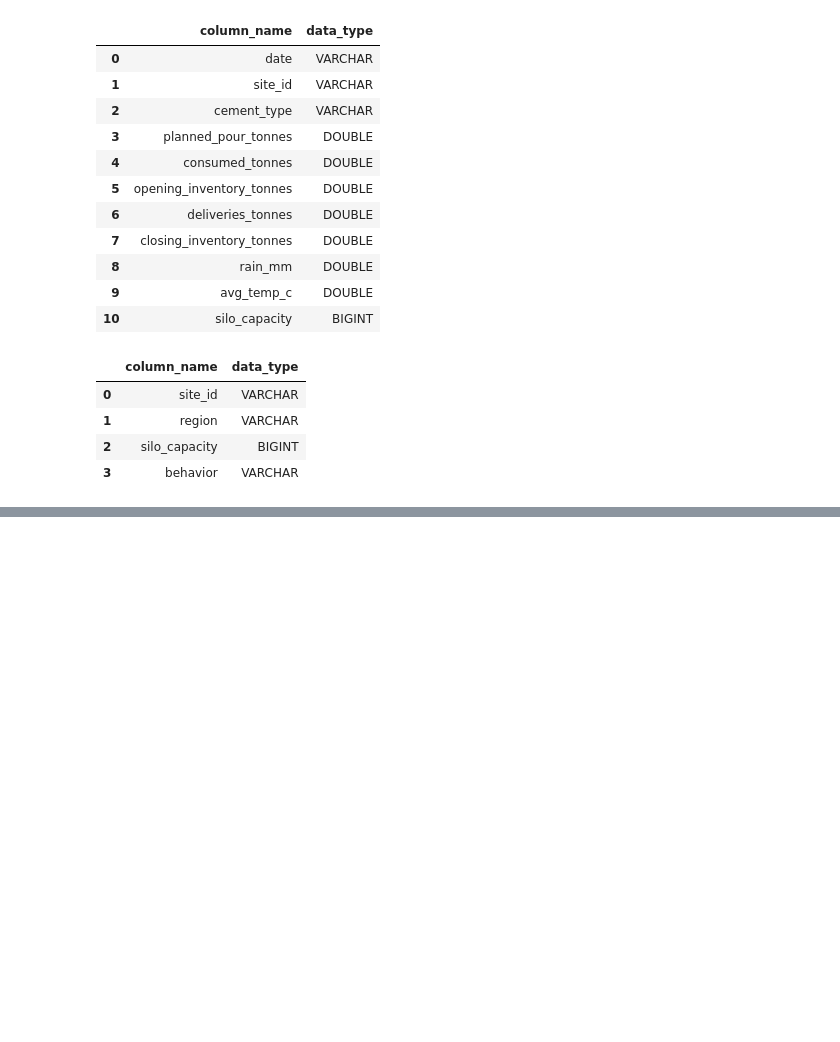
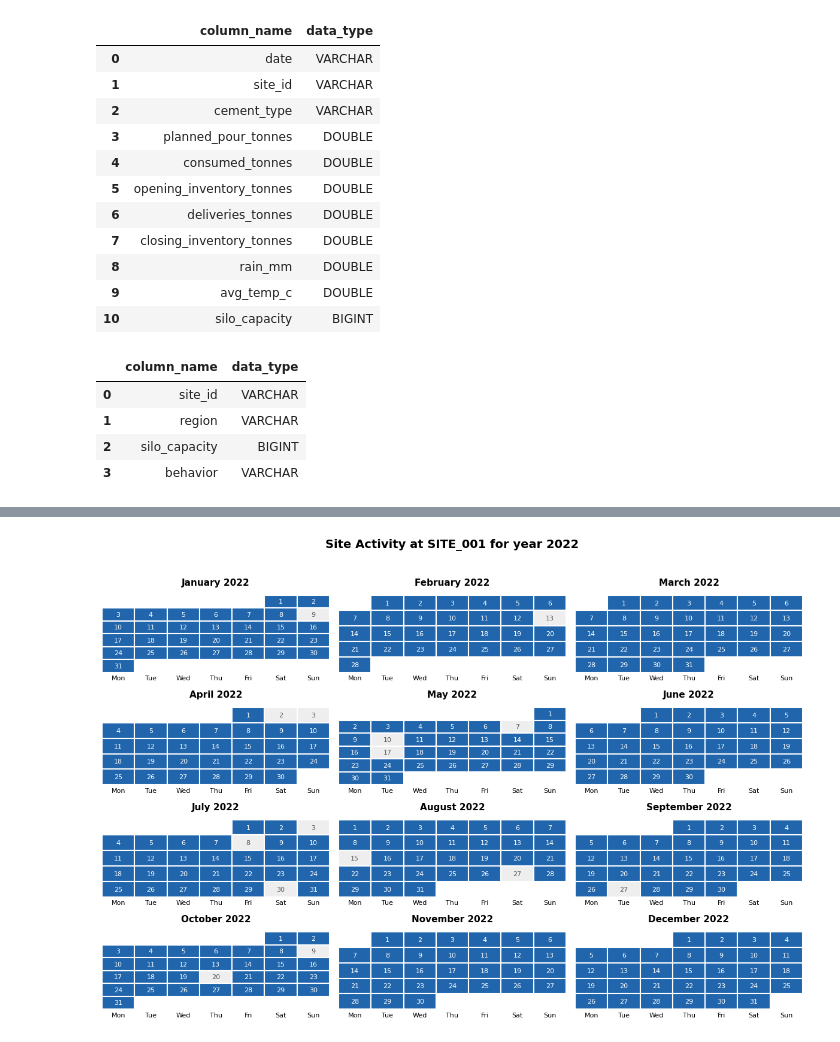
Before and after one commit to sarbol/MIG_CEMENT_DEMAND_FORECAST_SYSTEM_TEAM_D, a Jupyter notebook: notebook/sarbol_analysis.ipynb, the cells around one changed output, grey strips where cells are left out. Saved outputs shown, nothing was run; the diff lists cells and outputs as text; code cells hidden in the pictures; blank space fills up the shorter version.

```diff
--- a/notebook/sarbol_analysis.ipynb
+++ b/notebook/sarbol_analysis.ipynb
@@ -84,0 +642,37 @@ table_schema("Sites")
+# %%
+def site_active_days(site_id: str, year: int) -> None:
+    site_df = con.execute(f" SELECT date, SUM(planned_pour_tonnes) total_planned FROM Operations\
+                          WHERE site_id == '{site_id}' AND year(date::DATE) == {year} GROUP BY date ORDER BY date ASC; ").df()
+
+    site_df.date = pd.to_datetime(site_df.date)
+
+    site_df.set_index("date", inplace = True)
+
+
+    start = f"{year}-01-01"
+    end = f"{year}-12-31"
+
+    date_index = pd.date_range(start = start, end = end)
+
+    site_df = pd.merge(
+        pd.DataFrame(index = date_index),
+        site_df,
+        how = "left",
+        left_index = True,
+        right_index = True
+    )
+
+    site_df.index.name = "date"
+    site_df.reset_index(inplace = True)
+
+    site_df["activity"] = site_df.total_planned.astype(bool)
+
+    calendar_plot_binary(
+        site_df.date.values,
+        site_df.activity.values,
+        figsize = (12, 8),
+        ncols = 3,
+        title = f"Site Activity at {site_id} for year {year}"
+    )
+
+    plt.show()
@@ -84,0 +684,4 @@ table_schema("Sites")
+# %%
+site_active_days("SITE_001", 2022)
+# %% [output]
+[figure, added]
```
Also changed, not shown: parts of 104 cells of this notebook, 1 other file.
